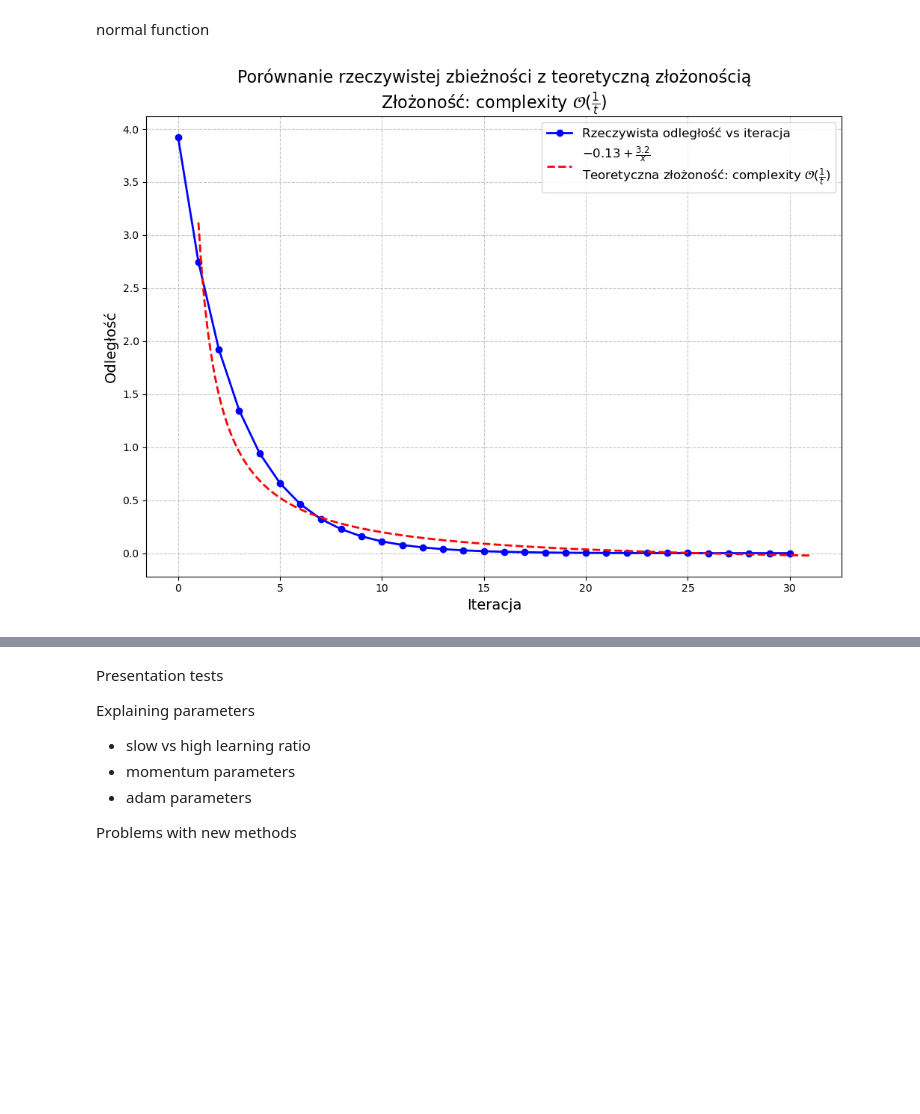
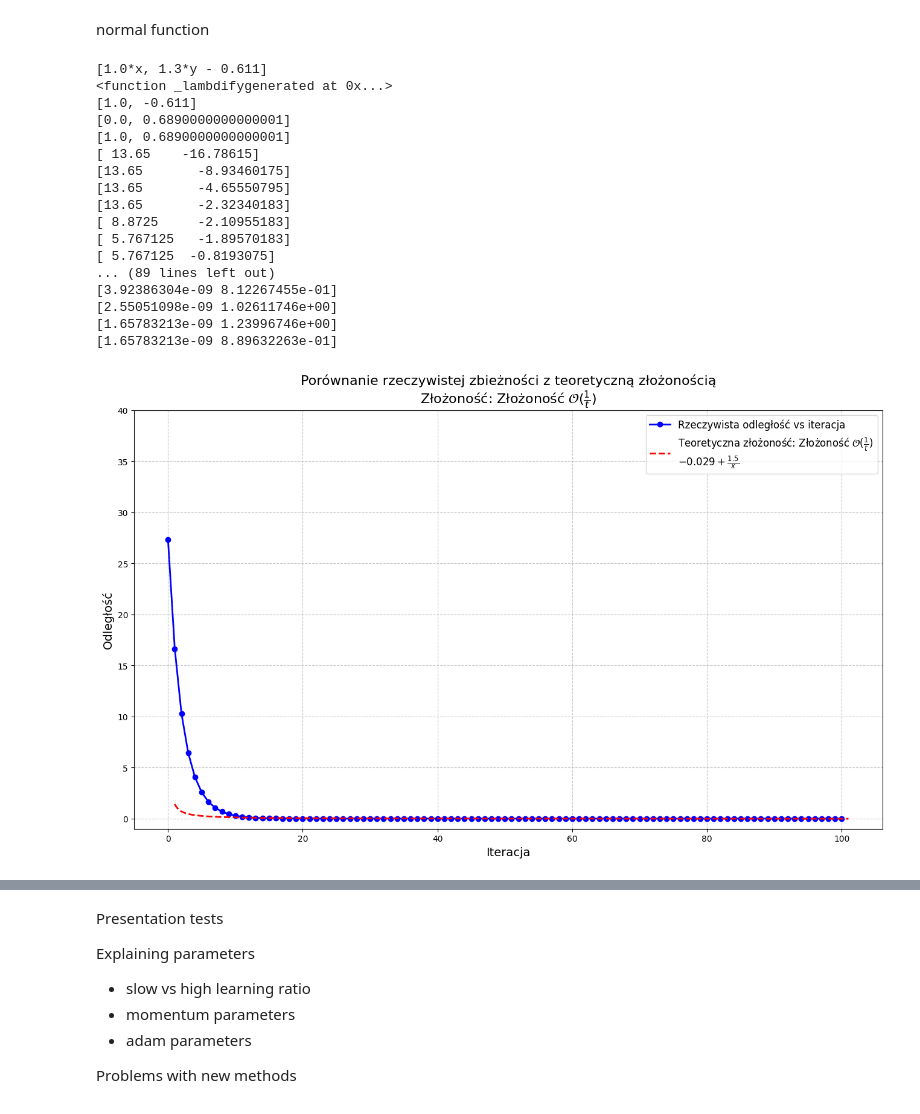
Before and after one commit to maxi7524/proseminarium, a Jupyter notebook: summary.ipynb, the cells around one changed output, grey strips where cells are left out. Saved outputs shown, nothing was run; the diff lists cells and outputs as text; code cells hidden in the pictures; blank space fills up the shorter version.

```diff
--- a/summary.ipynb
+++ b/summary.ipynb
@@ -52,7 +52,7 @@ cmap_surfaces = 'viridis'
 min_color = 'purple' # set for cmap lowest value !!!
 
 ## approximation
-lower_cut = 1 # starting point of aproximation
+lower_cut = 10 # starting point of aproximation
 # %% [markdown]
 ### Methods
 # %% [markdown]
@@ -240,7 +250,7 @@ def plot_3d_on_2d(func: callable, func_g: list, interval: list, min_point: list,
 
     plt.show()
 # %%
-def plot_complexity(dist: list, func_t: callable, func_t_param: list, complexity: str, m: str = 'png'):
+def plot_complexity(dist: list, func_t: callable, func_t_param: list, complexity: str, name: str):
     """
     Funkcja rysująca porównanie zbieżności metody gradientu z teoretyczną złożonością.
 
@@ -269,24 +279,26 @@ def plot_complexity(dist: list, func_t: callable, func_t_param: list, complexity
     func_t_name = sp.latex(func_t.subs(func_t_names))
 
     # plot
-    plt.figure(figsize=(12, 8))
+    plt.figure(figsize=(16, 9))
     # real data
     plt.plot(dom_dis, dist, label='Rzeczywista odległość vs iteracja',
              color='blue', marker='o', linestyle='-', linewidth=2)
     # fitted function
     plt.plot(dom_con, func_t_lamb(dom_con, *popt),
-             label=f'${func_t_name}$\nTeoretyczna złożoność: {complexity}',
+             label=f'Teoretyczna złożoność: {complexity}\n${func_t_name}$',
              color='red', linestyle='--', linewidth=2)
 
     # plot setting
     plt.title(f'Porównanie rzeczywistej zbieżności z teoretyczną złożonością\nZłożoność: {complexity}', fontsize=16)
     plt.xlabel('Iteracja', fontsize=14)
     plt.ylabel('Odległość', fontsize=14)
+    plt.ylim(-1, 40)
     plt.grid(True, linestyle='--', alpha=0.7)
     plt.legend(loc='best', fontsize=12)
 
     # plot save
-    # plt.savefig(f'plot_complexity.{m}', format=m, dpi=300)
+
+    plt.savefig(f'{name}.png', dpi=100)
     plt.show()
 # %% [markdown]
 ### Tests
@@ -314,10 +326,10 @@ def complexity_raport(x_init: list, x_final: list, func_sp: sp.Function,
     dist_adam = np.sqrt(dist_adam[:, 0]**2 + dist_adam[:, 1]**2)
 
     x, a, b = sp.symbols('x, a, b')
-    plot_complexity(dist_gd, a/x + b, (a, b), 'complexity $\mathcal{O}(\\frac{1}{t})$')
-    plot_complexity(dist_sgd, a/x + b, (a, b), 'complexity $\mathcal{O}(\\frac{1}{t})$')
-    plot_complexity(dist_mgd,a/x**2 + b, (a, b), 'Complexity $\mathcal{O}(\\frac{1}{t^2})$')
-    plot_complexity(dist_adam,a * sp.log(x) + b, (a, b), 'Complexity $\mathcal{O}(\log(1/t))$')
+    plot_complexity(dist_gd, a/x + b, (a, b), 'Złożoność $\mathcal{O}(\\frac{1}{t})$', GD_NAME)
+    plot_complexity(dist_sgd, a/x**2 + b, (a, b), 'Złożoność $\mathcal{O}(\\frac{1}{t^2})$', SGD_NAME)
+    plot_complexity(dist_mgd,a/x**2 + b, (a, b), 'Złożoność $\mathcal{O}(\\frac{1}{t^2})$', MGD_NAME)
+    plot_complexity(dist_adam, a/x**(1/2) + b, (a, b), 'Złożoność $\mathcal{O}((1/\sqrt{t}))$', ADAM_NAME)
 # %% [markdown]
 #### functions
 # %% [markdown]
@@ -380,14 +403,31 @@ complexity_raport(x0, b_true, RSS, lr, n_iter, None, b=0.4, b1=0.4, b2=0.5)
 normal function
 # %%
 # parameters
-learning_rate = 0.3
-n_iter = 30
-x_init = (3, 3)
+learning_rate = 0.35
+n_iter = 100
+x_init = (21,-17)
 x_final = (0, 0.47)
 
 # creating function
 x, y = sp.symbols('x y')
-func_sp = 5/10 * (x**2 + (y- 0.47)**2)
-complexity_raport(x_init, x_final, func_sp, learning_rate, n_iter, None, b=0.3, b1=0.6, b2=0.7)
+func_sp = 5/10 * (x**2 + 1.3 * (y- 0.47)**2)
+complexity_raport(x_init, x_final, func_sp, learning_rate, n_iter, None, b=0.9, b1=0.9, b2=0.999)
 # %% [output]
+[1.0*x, 1.3*y - 0.611]
+<function _lambdifygenerated at 0x...>
+[1.0, -0.611]
+[0.0, 0.6890000000000001]
+[1.0, 0.6890000000000001]
+[ 13.65    -16.78615]
+[13.65       -8.93460175]
+[13.65       -4.65550795]
+[13.65       -2.32340183]
+[ 8.8725     -2.10955183]
+[ 5.767125   -1.89570183]
+[ 5.767125  -0.8193075]
+... (89 lines left out)
+[3.92386304e-09 8.12267455e-01]
+[2.55051098e-09 1.02611746e+00]
+[1.65783213e-09 1.23996746e+00]
+[1.65783213e-09 8.89632263e-01]
-[figure, old version]
+[figure, new version]
```
Also changed, not shown: parts of 3 cells of this notebook.
